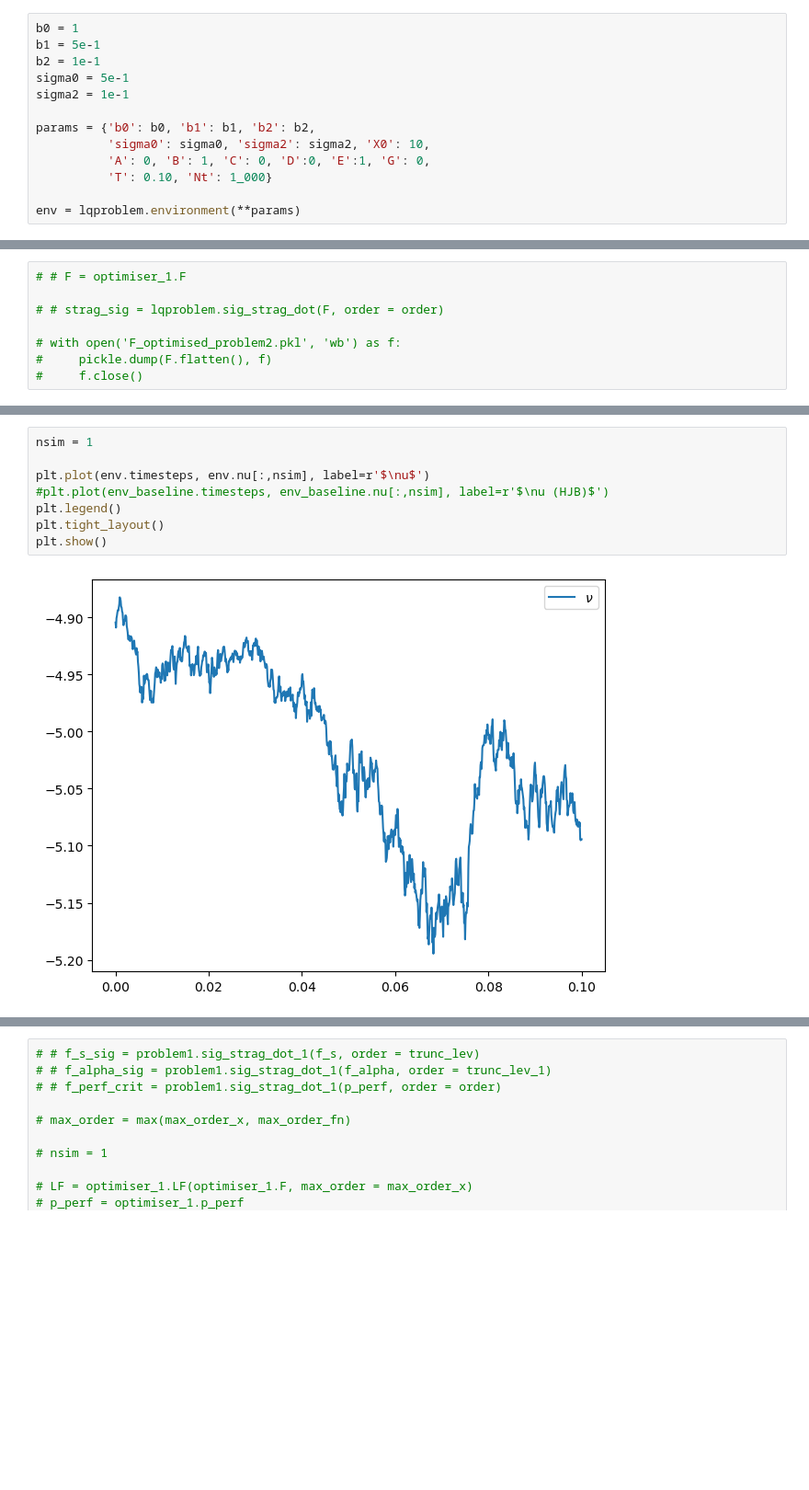
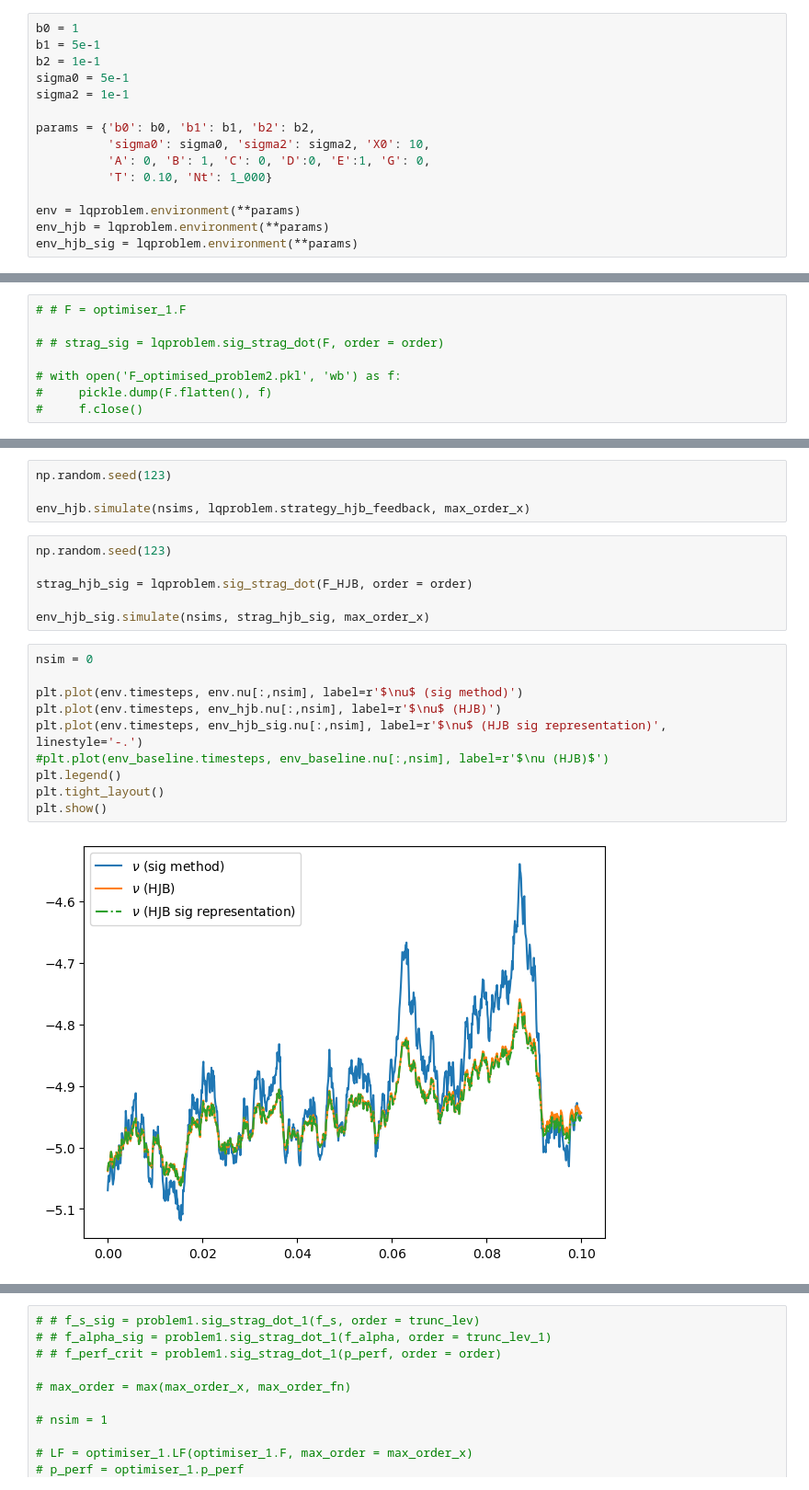
Before and after one commit to muhammadalifaqsha/optimal-control-with-signatures, a Jupyter notebook: notebooks/alif-lqproblem.ipynb, the cells around one changed output, grey strips where cells are left out. Shown at 92% size. Saved outputs shown, nothing was run; the diff lists cells and outputs as text; blank space fills up the shorter version.

```diff
--- a/notebooks/alif-lqproblem.ipynb
+++ b/notebooks/alif-lqproblem.ipynb
@@ -28,3 +28,5 @@ params = {'b0': b0, 'b1': b1, 'b2': b2,
           'T': 0.10, 'Nt': 1_000}
 
 env = lqproblem.environment(**params)
+env_hjb = lqproblem.environment(**params)
+env_hjb_sig = lqproblem.environment(**params)
@@ -78,13 +108,25 @@ env.simulate(nsims, strag_sig, max_order_x)
 # %% [output]
 Consider using tensor.detach() first. (Triggered internally at C:\actions-runner\_work\pytorch\pytorch\pytorch\torch\csrc\autograd\generated\python_variable_methods.cpp:837.)
   strag[nsim] = F.dot(W_sig)
+# %%
+np.random.seed(123)
+
+env_hjb.simulate(nsims, lqproblem.strategy_hjb_feedback, max_order_x)
+# %%
+np.random.seed(123)
+
+strag_hjb_sig = lqproblem.sig_strag_dot(F_HJB, order = order)
+
+env_hjb_sig.simulate(nsims, strag_hjb_sig, max_order_x)
 # %%
-nsim = 1
+nsim = 0
 
-plt.plot(env.timesteps, env.nu[:,nsim], label=r'$\nu$')
+plt.plot(env.timesteps, env.nu[:,nsim], label=r'$\nu$ (sig method)')
+plt.plot(env.timesteps, env_hjb.nu[:,nsim], label=r'$\nu$ (HJB)')
+plt.plot(env.timesteps, env_hjb_sig.nu[:,nsim], label=r'$\nu$ (HJB sig representation)', linestyle='-.')
 #plt.plot(env_baseline.timesteps, env_baseline.nu[:,nsim], label=r'$\nu (HJB)$')
 plt.legend()
 plt.tight_layout()
 plt.show()
 # %% [output]
-[figure, old version]
+[figure, new version]
```
Also changed, not shown: parts of 14 cells of this notebook, 4 other files.
